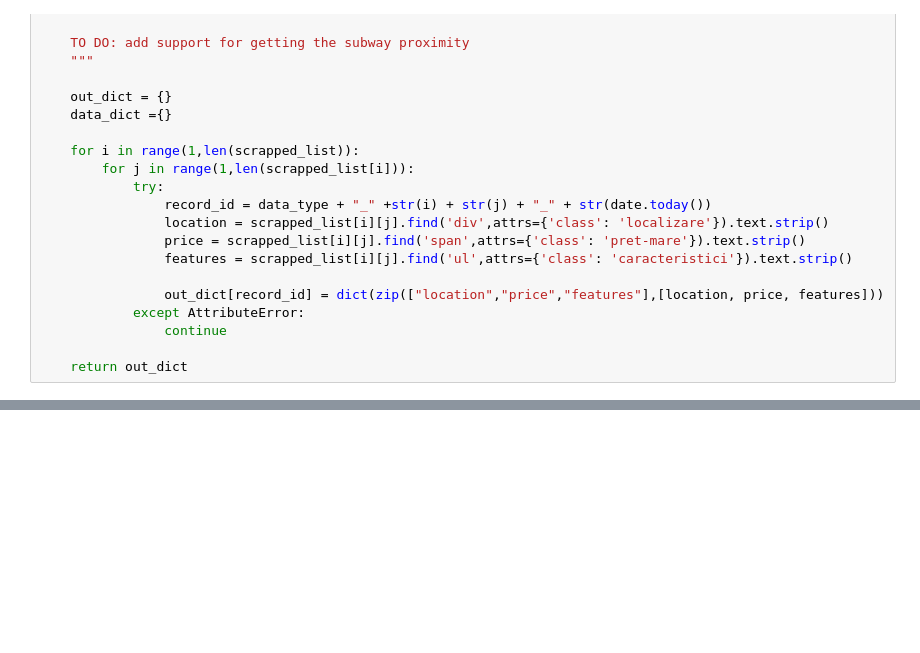
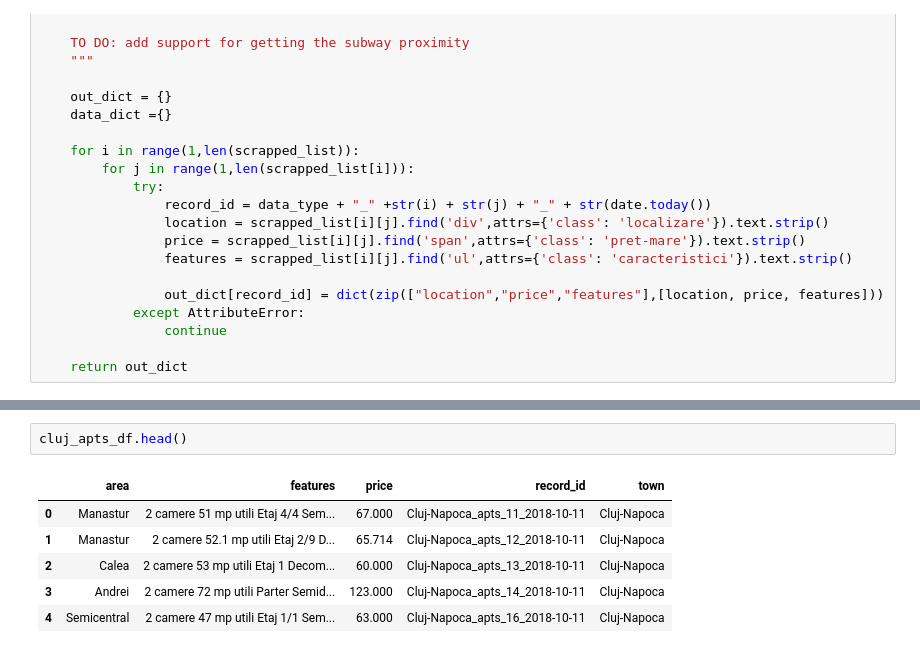
Before and after one commit to asabovici/jupyter-notebooks, a Jupyter notebook: MainCollector.ipynb, the cells around one changed output, grey strips where cells are left out. Drawn from its saved outputs; the diff is of its cells as text; blank space fills up the shorter version.

```diff
--- a/MainCollector.ipynb
+++ b/MainCollector.ipynb
@@ -121,0 +136,9 @@ Completed scrapping, returning list of entries
+# %%
+cluj_apts_df.head()
+# %% [output]
+|  | area | features | price | record_id | town |
+| 0 | Manastur | 2 camere 51 mp utili Etaj 4/4 Sem... | 67.000 | Cluj-Napoca_apts_11_2018-10-11 | Cluj-Napoca |
+| 1 | Manastur | 2 camere 52.1 mp utili Etaj 2/9 D... | 65.714 | Cluj-Napoca_apts_12_2018-10-11 | Cluj-Napoca |
+| 2 | Calea | 2 camere 53 mp utili Etaj 1 Decom... | 60.000 | Cluj-Napoca_apts_13_2018-10-11 | Cluj-Napoca |
+| 3 | Andrei | 2 camere 72 mp utili Parter Semid... | 123.000 | Cluj-Napoca_apts_14_2018-10-11 | Cluj-Napoca |
+| 4 | Semicentral | 2 camere 47 mp utili Etaj 1/1 Sem... | 63.000 | Cluj-Napoca_apts_16_2018-10-11 | Cluj-Napoca |
```
Also changed, not shown: parts of 24 cells of this notebook.
